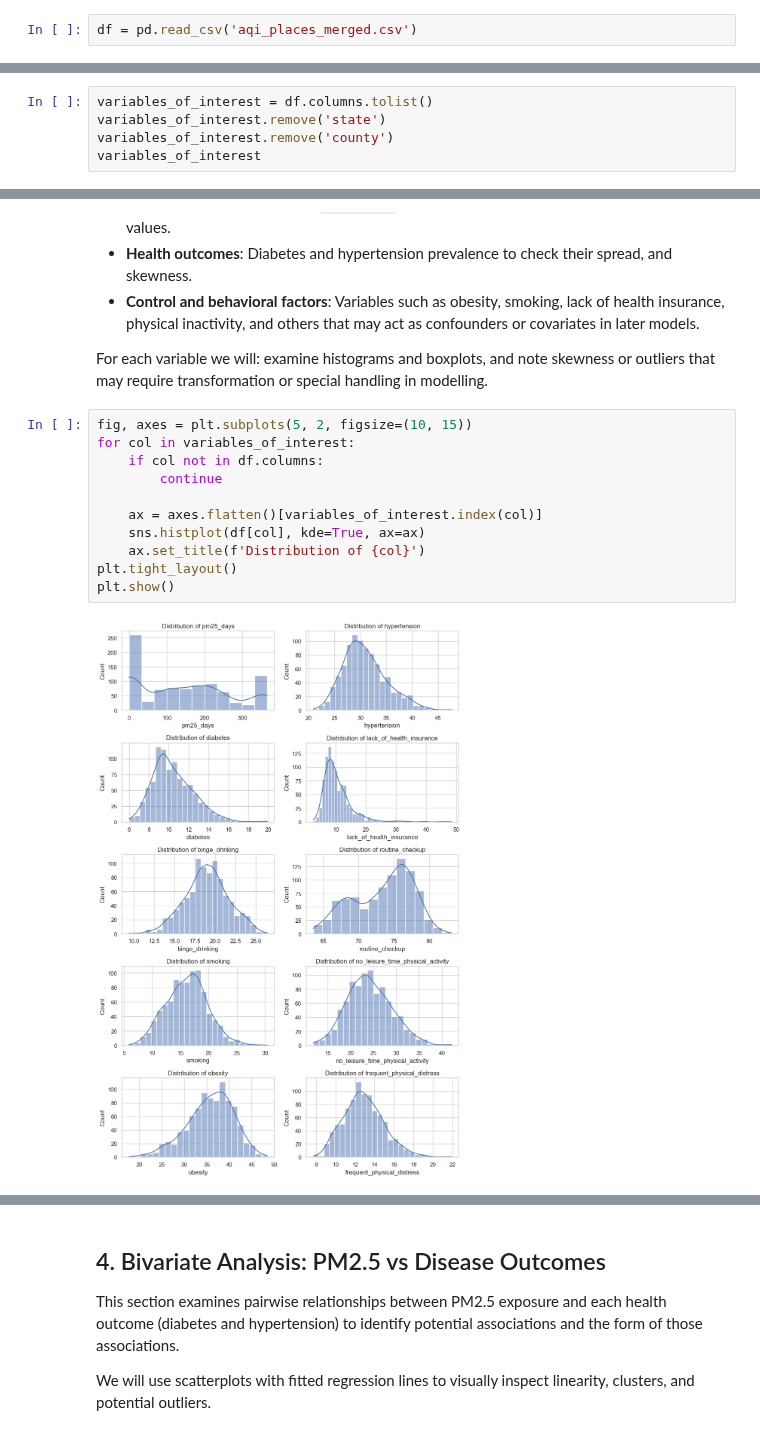
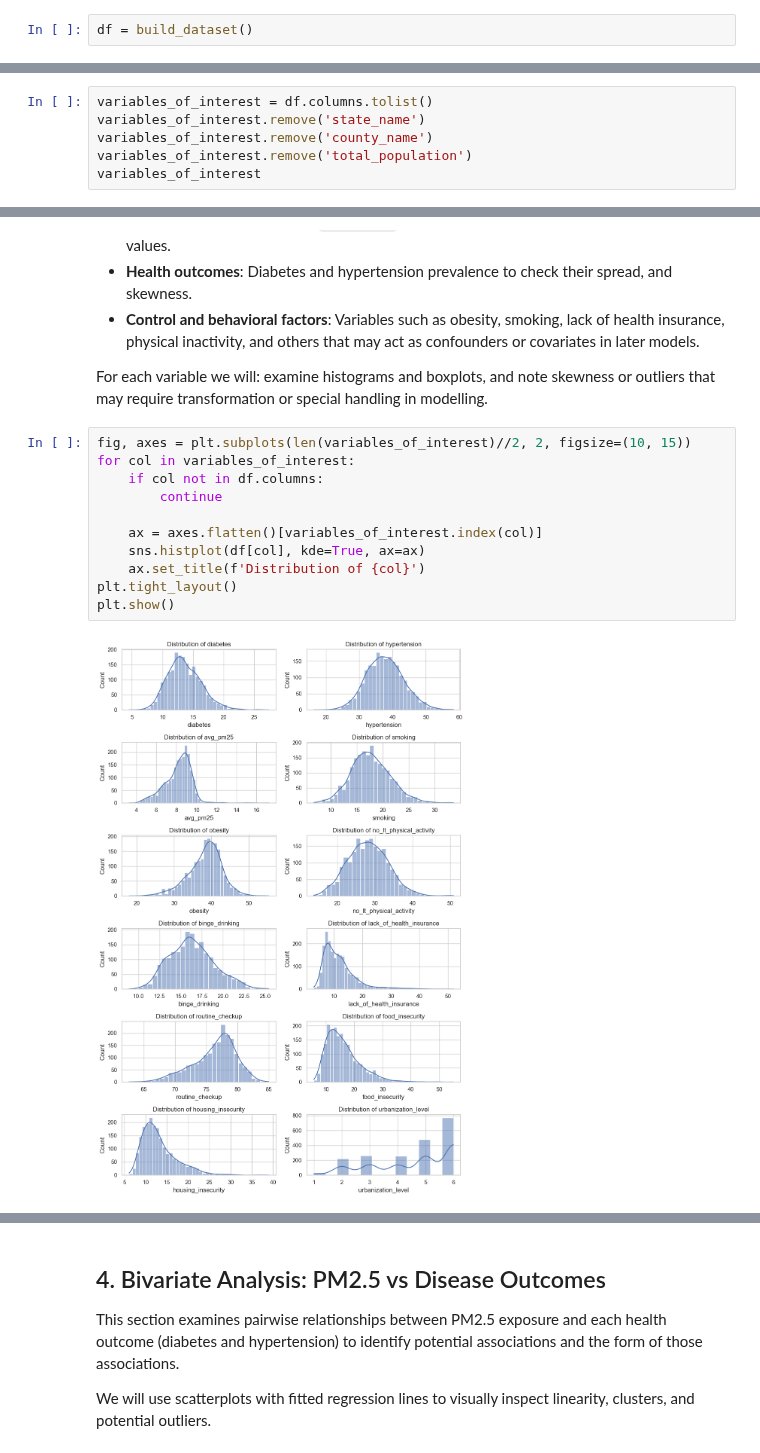
Before and after one commit to ahmetvkrt/pm25-diabetes-hypertension, a Jupyter notebook: data_analysis.ipynb, the cells around one changed output, grey strips where cells are left out. Cells and saved outputs as stored; diff of their text form.

```diff
--- a/data_analysis.ipynb
+++ b/data_analysis.ipynb
@@ -15,7 +16,7 @@ from scipy import stats
 
 sns.set_theme(style="whitegrid", context="notebook")
 # %%
-df = pd.read_csv('aqi_places_merged.csv')
+df = build_dataset()
 # %% [markdown]
 ## 2. Dataset Overview
 
@@ -98,7 +104,8 @@ frequent_physical_distress           0
 dtype: int64
 # %%
 variables_of_interest = df.columns.tolist()
-variables_of_interest.remove('state')
-variables_of_interest.remove('county')
+variables_of_interest.remove('state_name')
+variables_of_interest.remove('county_name')
+variables_of_interest.remove('total_population')
 variables_of_interest
 # %% [output]
@@ -124,16 +133,16 @@ We focus on the following groups of variables:
 
 For each variable we will: examine histograms and boxplots, and note skewness or outliers that may require transformation or special handling in modelling.
 # %%
-fig, axes = plt.subplots(5, 2, figsize=(10, 15))
+fig, axes = plt.subplots(len(variables_of_interest)//2, 2, figsize=(10, 15))
 for col in variables_of_interest:
     if col not in df.columns:
         continue
 
     ax = axes.flatten()[variables_of_interest.index(col)]
     sns.histplot(df[col], kde=True, ax=ax)
     ax.set_title(f'Distribution of {col}')
 plt.tight_layout()
 plt.show()
 # %% [output]
-[figure, old version]
+[figure, new version]
 # %%
```
Also changed, not shown: parts of 20 cells of this notebook.
